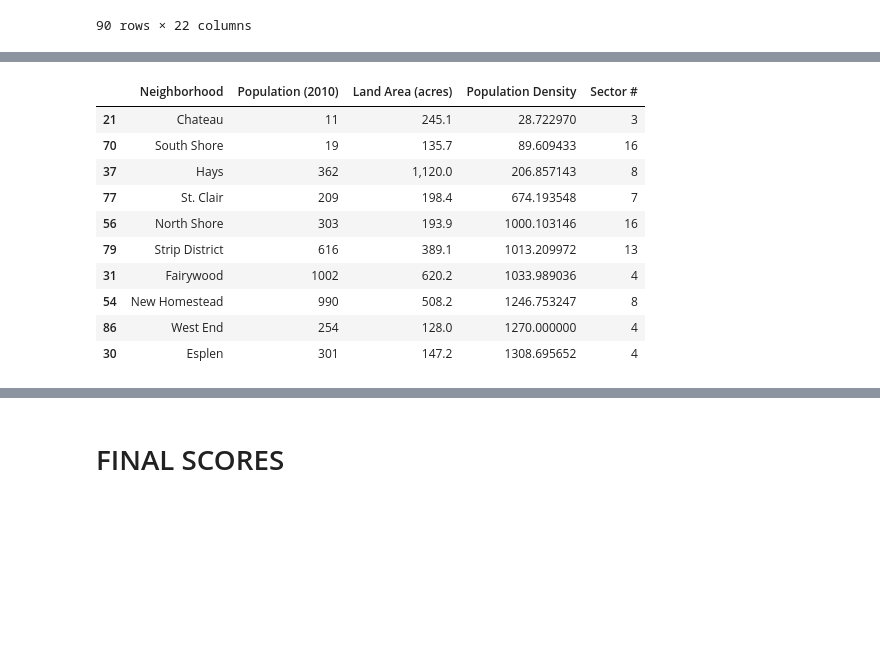
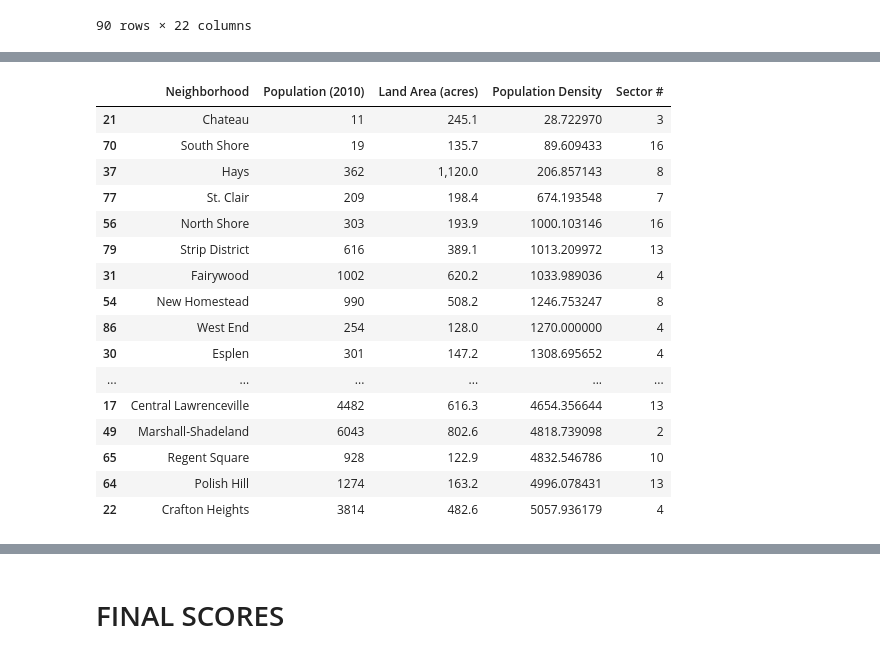
Before and after one commit to GAB8202/Best_Neighborhood, a Jupyter notebook: Main.ipynb, the cells around one changed output, grey strips where cells are left out. Saved outputs shown, nothing was run; the diff lists cells and outputs as text; code cells hidden in the pictures; blank space fills up the shorter version.

```diff
--- a/Main.ipynb
+++ b/Main.ipynb
@@ -268,27 +269,33 @@ condition
 # %%
 df = pd.read_csv("built-enviornment-conditions.csv")
 def con(column):
     column = column.replace(',', '')
     column = int(column)
     return column
 df['Population (2010)'] = df['Population (2010)'].map(con)
 df
 SquareM = df['Land Area (acres)'].str.replace(',', '').astype(float)*0.0015625
 df['Population Density'] = df['Population (2010)']/SquareM
-df2 = df.sort_values("Population Density", ascending=True).head(10)
+df2 = df.sort_values("Population Density", ascending=True).head(45)
 density = df2.loc[:,['Neighborhood','Population (2010)','Land Area (acres)','Population Density','Sector #']]
 density
 # %% [output]
 |  | Neighborhood | Population (2010) | Land Area (acres) | Population Density | Sector # |
 | 21 | Chateau | 11 | 245.1 | 28.722970 | 3 |
 | 70 | South Shore | 19 | 135.7 | 89.609433 | 16 |
 | 37 | Hays | 362 | 1,120.0 | 206.857143 | 8 |
 | 77 | St. Clair | 209 | 198.4 | 674.193548 | 7 |
 | 56 | North Shore | 303 | 193.9 | 1000.103146 | 16 |
 | 79 | Strip District | 616 | 389.1 | 1013.209972 | 13 |
 | 31 | Fairywood | 1002 | 620.2 | 1033.989036 | 4 |
 | 54 | New Homestead | 990 | 508.2 | 1246.753247 | 8 |
 | 86 | West End | 254 | 128.0 | 1270.000000 | 4 |
 | 30 | Esplen | 301 | 147.2 | 1308.695652 | 4 |
+| ... | ... | ... | ... | ... | ... |
+| 17 | Central Lawrenceville | 4482 | 616.3 | 4654.356644 | 13 |
+| 49 | Marshall-Shadeland | 6043 | 802.6 | 4818.739098 | 2 |
+| 65 | Regent Square | 928 | 122.9 | 4832.546786 | 10 |
+| 64 | Polish Hill | 1274 | 163.2 | 4996.078431 | 13 |
+| 22 | Crafton Heights | 3814 | 482.6 | 5057.936179 | 4 |
 # %%
 import matplotlib.pyplot as plt
```
Also changed, not shown: parts of 4 cells of this notebook.
